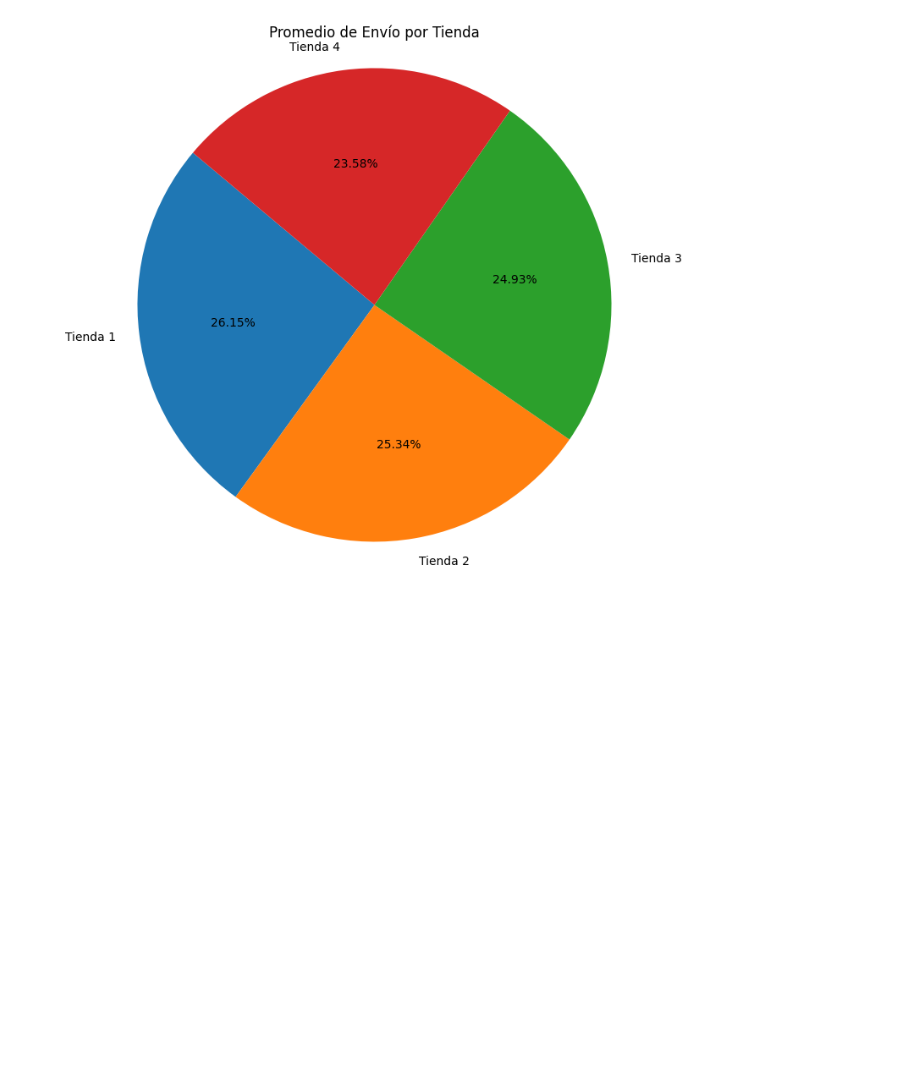
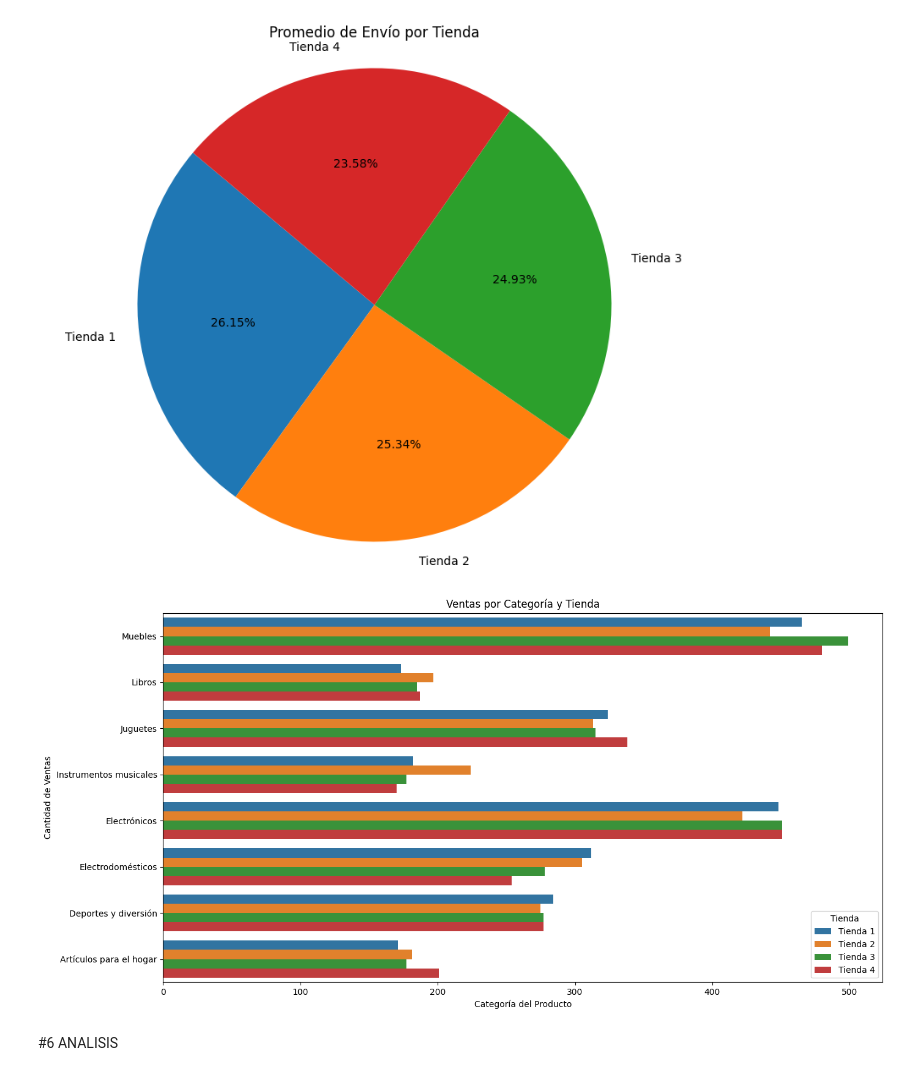
Before and after one commit to jkmolina30/Data_Science-Challenge_Alura_Store, a Jupyter notebook: AluraStoreLatam.ipynb, the cells around one changed output. Saved outputs shown, nothing was run; the diff lists cells and outputs as text; code cells hidden in the pictures; blank space fills up the shorter version.

```diff
--- a/AluraStoreLatam.ipynb
+++ b/AluraStoreLatam.ipynb
@@ -466,3 +277,24 @@ plt.axis('equal')  # Asegura que el gráfico sea circular
 plt.show()
 # %% [output]
 [figure]
+# %%
+import seaborn as sns
+import matplotlib.pyplot as plt
+
+plt.figure(figsize=(14, 7))
+sns.barplot(data=ventas_categoria,
+            y="Categoría del Producto",
+            x="Cantidad de Ventas",
+            hue="Tienda")
+
+plt.title("Ventas por Categoría y Tienda")
+plt.xlabel("Categoría del Producto")
+plt.ylabel("Cantidad de Ventas")
+plt.xticks(rotation=0)
+plt.legend(title="Tienda")
+plt.tight_layout()
+plt.show()
+# %% [output]
+[figure, added]
+# %% [markdown]
+#6 ANALISIS
```
Also changed, not shown: parts of 13 cells of this notebook.
